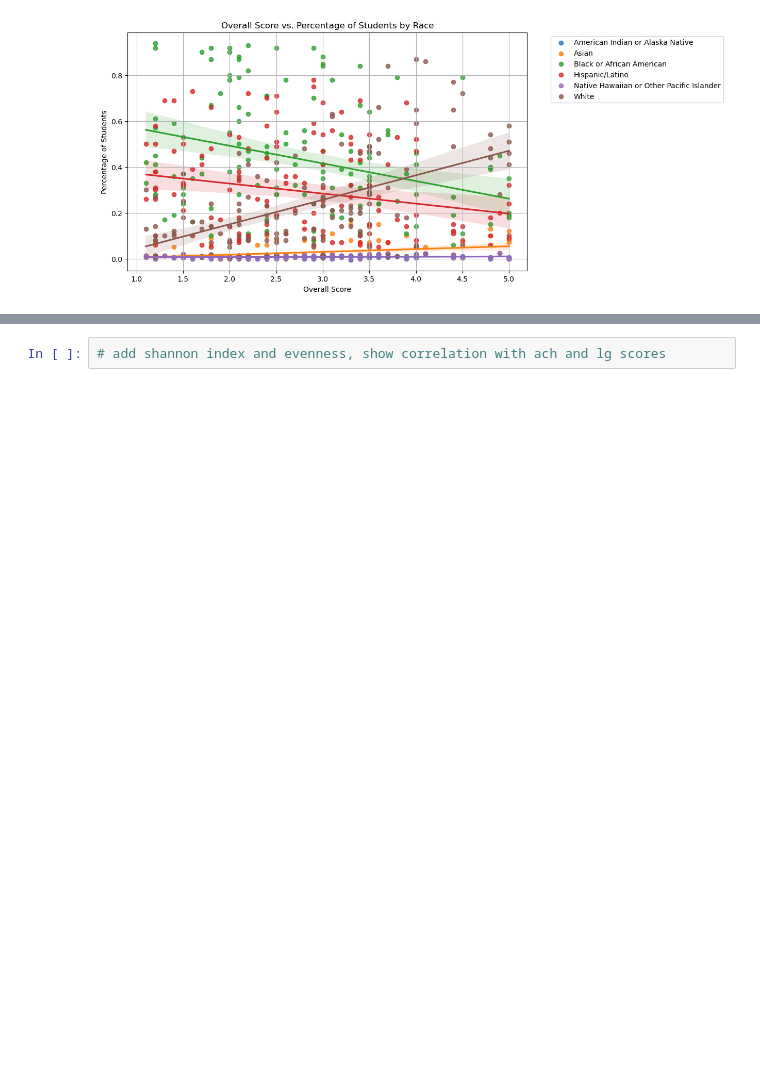
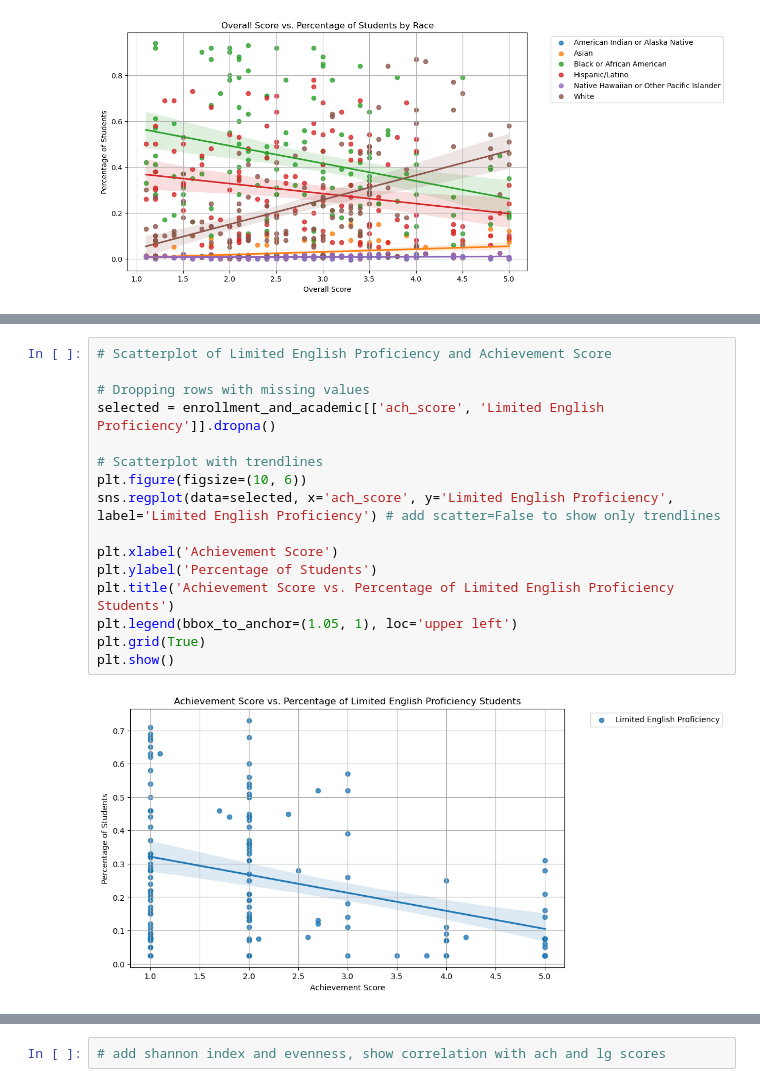
Before and after one commit to jessicabohannon/CAPSTONE, a Jupyter notebook: notebooks/capstone_eda.ipynb, the cells around one changed output, grey strips where cells are left out. Cells and saved outputs as stored; diff of their text form; blank space fills up the shorter version.

```diff
--- a/notebooks/capstone_eda.ipynb
+++ b/notebooks/capstone_eda.ipynb
@@ -348,0 +407,18 @@ White                                       0.759885  0.522058
+# %%
+# Scatterplot of Limited English Proficiency and Achievement Score
+
+# Dropping rows with missing values
+selected = enrollment_and_academic[['ach_score', 'Limited English Proficiency']].dropna()
+
+# Scatterplot with trendlines
+plt.figure(figsize=(10, 6))
+sns.regplot(data=selected, x='ach_score', y='Limited English Proficiency', label='Limited English Proficiency') # add scatter=False to show only trendlines
+
+plt.xlabel('Achievement Score')
+plt.ylabel('Percentage of Students')
+plt.title('Achievement Score vs. Percentage of Limited English Proficiency Students')
+plt.legend(bbox_to_anchor=(1.05, 1), loc='upper left')
+plt.grid(True)
+plt.show()
+# %% [output]
+[figure, added]
```
Also changed, not shown: parts of 12 cells of this notebook.
